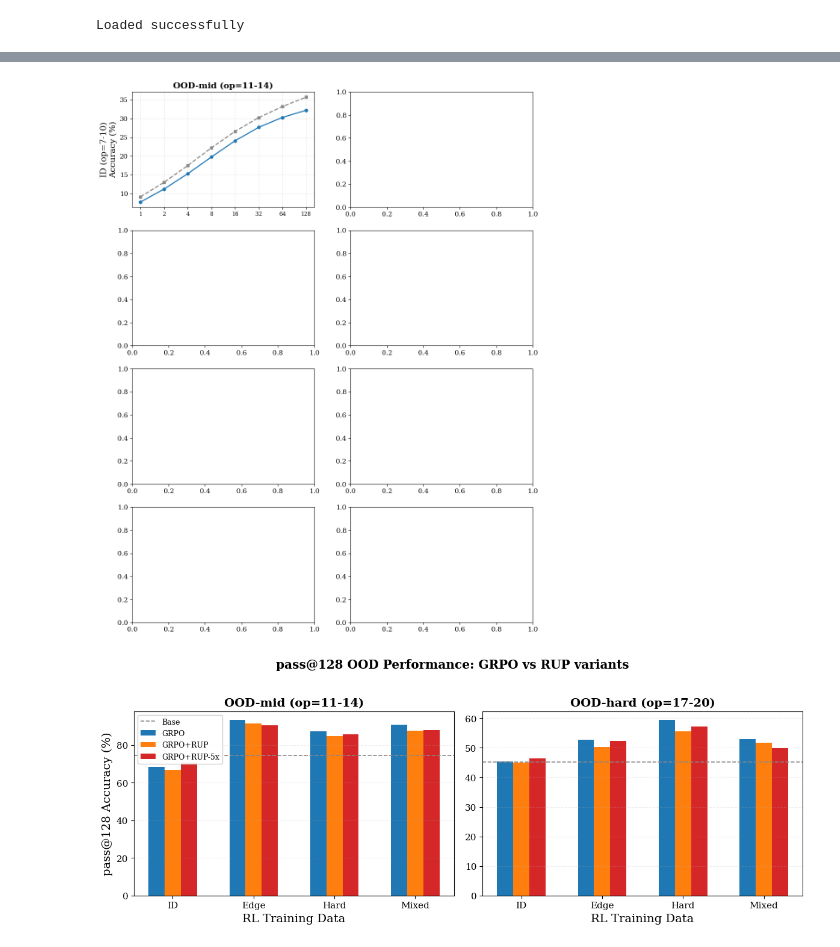
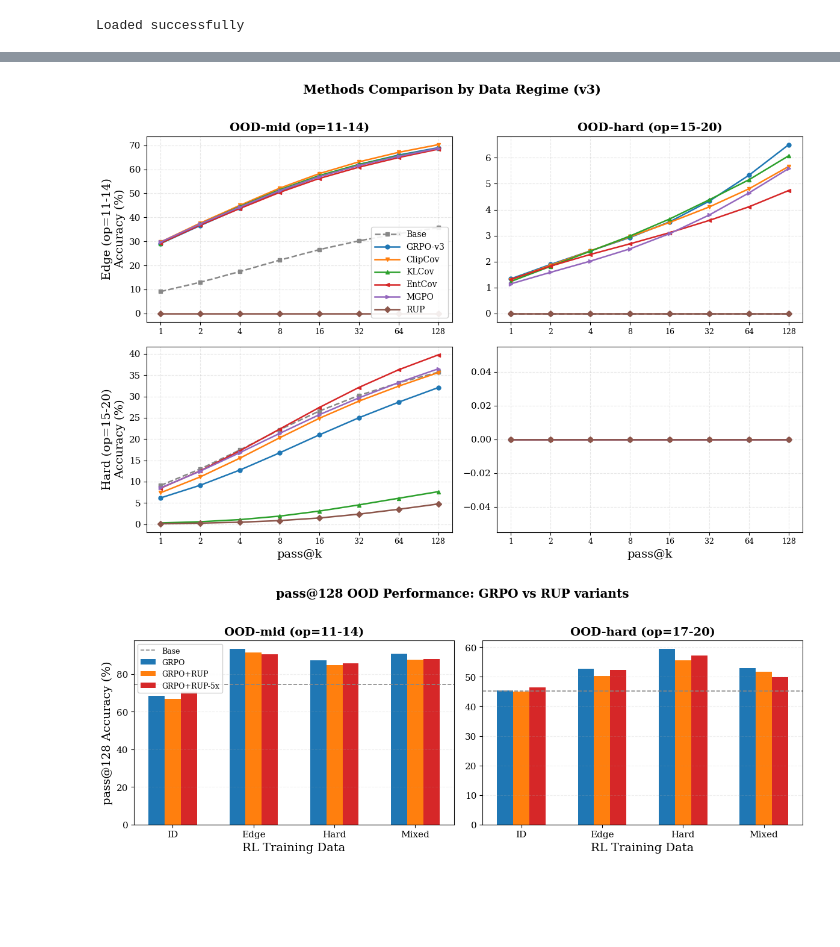
Before and after one commit to prasannamayil/Interplay-LM-Reasoning, a Jupyter notebook: analyze/results.ipynb, the cells around one changed output, grey strips where cells are left out. Saved outputs shown, nothing was run; the diff lists cells and outputs as text; code cells hidden in the pictures; blank space fills up the shorter version.

```diff
--- a/analyze/results.ipynb
+++ b/analyze/results.ipynb
@@ -905,23 +905,18 @@ print("Loaded successfully")
 # %% [output]
 Loaded successfully
 # %%
-# ── Reload with v2 runs ───────────────────────────────────────────────────────
+# ── Reload with v3 runs ───────────────────────────────────────────────────────
 import importlib
 import process_results
 importlib.reload(process_results)
 from process_results import (
     get_all_runs_data, data_to_dataframe, summary_table,
-    PASS_K_VALUES, DIFFICULTY_GROUPS, DISPLAY_NAMES,
+    PASS_K_VALUES, DIFFICULTY_GROUPS, DISPLAY_NAMES, ALL_RUNS_V3
 )
 
-V2_RUNS = [
-    "base_model_eval_skewed_pass128",
-    "grpo_id_v2", "grpo_edge_v2", "grpo_hard_v2", "grpo_mixed_v2",
-    "grpo_rup_id_v2", "grpo_rup_edge_v2", "grpo_rup_hard_v2", "grpo_rup_mixed_v2",
-    "grpo_rup_strong_id_v2", "grpo_rup_strong_edge_v2", "grpo_rup_strong_hard_v2", "grpo_rup_strong_mixed_v2",
-]
-v2_data = get_all_runs_data(V2_RUNS)
-print(f"Loaded {len(v2_data)} v2 runs")
+V3_RUNS = ALL_RUNS_V3
+v3_data = get_all_runs_data(V3_RUNS)
+print(f"Loaded {len(v3_data)} v3 runs: {list(v3_data.keys())}")
 
-summary_table(V2_RUNS)
+summary_table(V3_RUNS)
 # %% [output]
@@ -1022,59 +994,62 @@ KeyError: 'OOD-hard (op=17-20)'
 # %%
-# ── Plot: GRPO vs RUP vs RUP-5x — per data regime (4×2 grid) ─────────────────
-# Rows = data regimes (ID, Edge, Hard, Mixed)
+# ── Plot: Methods comparison — per data regime (2×2 grid) ─────────────────
+# Rows = data regimes (Edge, Hard)
 # Cols = OOD-mid, OOD-hard
-# Lines = Base, GRPO, GRPO+RUP, GRPO+RUP-5x
+# Lines = Base, GRPO-v3, ClipCov, KLCov, EntCov, MGPO, RUP
 
 regimes = {
-    "ID (op=7-10)": {
-        "Base": "base_model_eval_skewed_pass128",
-        "GRPO": "grpo_id_v2",
-        "GRPO+RUP": "grpo_rup_id_v2",
-        "GRPO+RUP-5x": "grpo_rup_strong_id_v2",
-    },
     "Edge (op=11-14)": {
         "Base": "base_model_eval_skewed_pass128",
-        "GRPO": "grpo_edge_v2",
-        "GRPO+RUP": "grpo_rup_edge_v2",
-        "GRPO+RUP-5x": "grpo_rup_strong_edge_v2",
+        "GRPO-v3": "grpo_edge_v3",
+        "ClipCov": "grpo_clip_cov_edge_v3",
+        "KLCov": "grpo_kl_cov_edge_v3",
+        "EntCov": "grpo_ent_cov_edge_v3",
+        "MGPO": "grpo_mgpo_edge_v3",
+        "RUP": "grpo_rup_edge_v3",
     },
-    "Hard (op=17-20)": {
+    "Hard (op=15-20)": {
         "Base": "base_model_eval_skewed_pass128",
-        "GRPO": "grpo_hard_v2",
-        "GRPO+RUP": "grpo_rup_hard_v2",
-        "GRPO+RUP-5x": "grpo_rup_strong_hard_v2",
-    },
-    "Mixed": {
-        "Base": "base_model_eval_skewed_pass128",
-        "GRPO": "grpo_mixed_v2",
-        "GRPO+RUP": "grpo_rup_mixed_v2",
-        "GRPO+RUP-5x": "grpo_rup_strong_mixed_v2",
+        "GRPO-v3": "grpo_hard_v3",
+        "ClipCov": "grpo_clip_cov_hard_v3",
+        "KLCov": "grpo_kl_cov_hard_v3",
+        "EntCov": "grpo_ent_cov_hard_v3",
+        "MGPO": "grpo_mgpo_hard_v3",
+        "RUP": "grpo_rup_hard_v3",
     },
 }
 
 method_colors = {
     "Base": "#888888",
-    "GRPO": "#1f77b4",
-    "GRPO+RUP": "#ff7f0e",
-    "GRPO+RUP-5x": "#d62728",
+    "GRPO-v3": "#1f77b4",
+    "ClipCov": "#ff7f0e",
+    "KLCov": "#2ca02c",
+    "EntCov": "#d62728",
+    "MGPO": "#9467bd",
+    "RUP": "#8c564b",
 }
-method_markers = {"Base": "s", "GRPO": "o", "GRPO+RUP": "^", "GRPO+RUP-5x": "D"}
-method_ls = {"Base": "--", "GRPO": "-", "GRPO+RUP": "-", "GRPO+RUP-5x": "-"}
+method_markers = {
+    "Base": "s", "GRPO-v3": "o", "ClipCov": "v", "KLCov": "^",
+    "EntCov": "<", "MGPO": ">", "RUP": "D"
+}
+method_ls = {
+    "Base": "--", "GRPO-v3": "-", "ClipCov": "-", "KLCov": "-",
+    "EntCov": "-", "MGPO": "-", "RUP": "-"
+}
 
-ood_groups = ["OOD-mid (op=11-14)", "OOD-hard (op=17-20)"]
+ood_groups = ["OOD-mid (op=11-14)", "OOD-hard (op=15-20)"]
 k_values = PASS_K_VALUES
 regime_names = list(regimes.keys())
 
-fig, axes = plt.subplots(4, 2, figsize=(12, 16), sharey=False)
+fig, axes = plt.subplots(len(regime_names), 2, figsize=(12, 4*len(regime_names)), sharey=False)
 
 for row_idx, regime_name in enumerate(regime_names):
     methods = regimes[regime_name]
     for col_idx, group_name in enumerate(ood_groups):
         ax = axes[row_idx, col_idx]
         for method_label, run_name in methods.items():
-            if run_name not in v2_data:
+            if run_name not in v3_data:
                 continue
-            y = [v2_data[run_name][group_name][k] * 100 for k in k_values]
+            y = [v3_data[run_name][group_name][k] * 100 for k in k_values]
             ax.plot(
                 range(len(k_values)), y,
                 marker=method_markers[method_label], markersize=5, linewidth=1.8,
@@ -1084,7 +1059,7 @@ for row_idx, regime_name in enumerate(regime_names):
         ax.set_xticks(range(len(k_values)))
         ax.set_xticklabels([str(k) for k in k_values], fontsize=9)
         ax.grid(True, alpha=0.3, linestyle="--")
-        if row_idx == 3:
+        if row_idx == len(regime_names) - 1:
             ax.set_xlabel("pass@k")
         if col_idx == 0:
             ax.set_ylabel(f"{regime_name}\nAccuracy (%)")
@@ -1092,8 +1067,8 @@ for row_idx, regime_name in enumerate(regime_names):
             ax.set_title(group_name, fontweight="bold")
 
 axes[0, 0].legend(loc="lower right", framealpha=0.9, handlelength=3.0, fontsize=10)
-fig.suptitle("GRPO vs GRPO+RUP vs GRPO+RUP-5x by Data Regime", fontweight="bold", fontsize=15, y=1.01)
+fig.suptitle("Methods Comparison by Data Regime (v3)", fontweight="bold", fontsize=15, y=1.01)
 fig.tight_layout()
-fig.savefig("fig_grpo_vs_rup.png", dpi=200, bbox_inches="tight")
+fig.savefig("figures/v3_methods_comparison.png", dpi=200, bbox_inches="tight")
 plt.show()
 # %% [output]
@@ -1101,2 +1075,2 @@ KeyError: 'OOD-hard (op=17-20)'
-[figure, old version]
+[figure, new version]
 # %%
```
Also changed, not shown: parts of 5 cells of this notebook.
